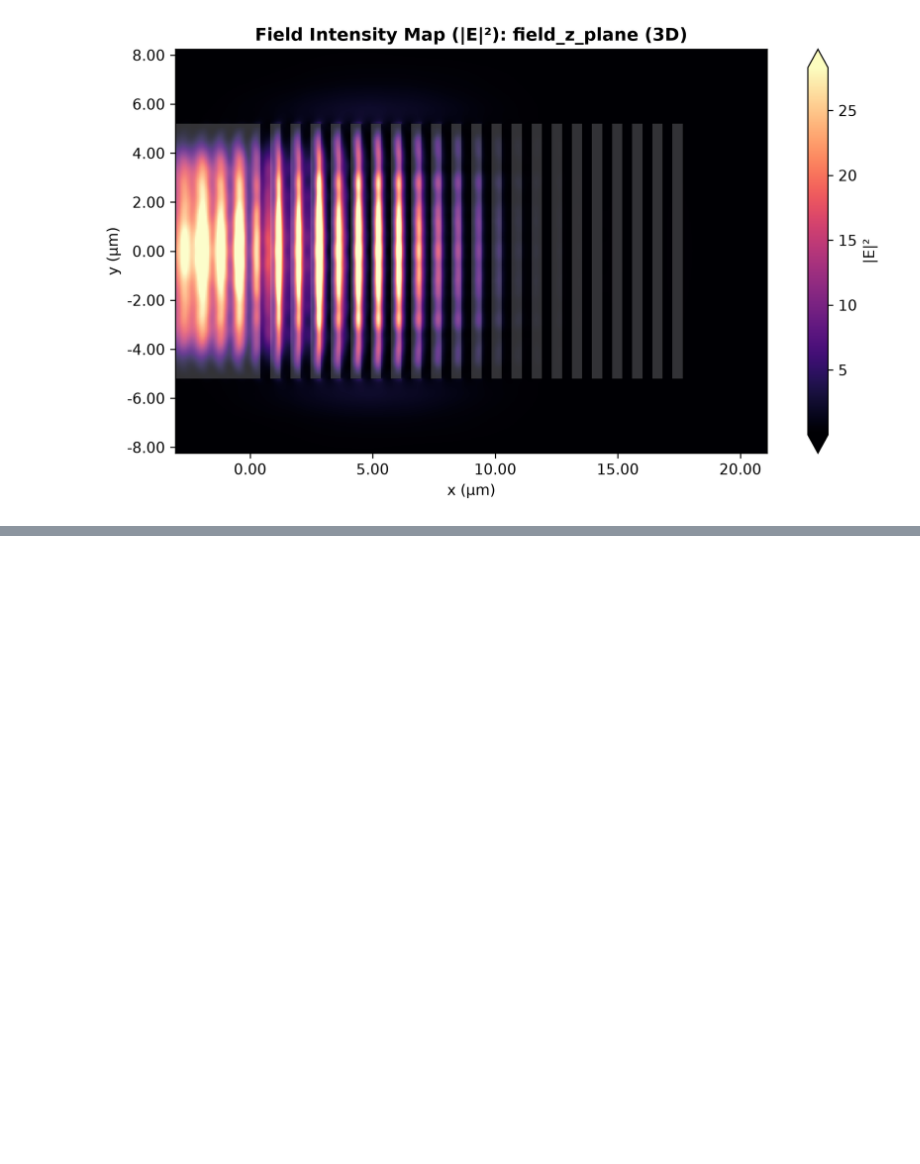
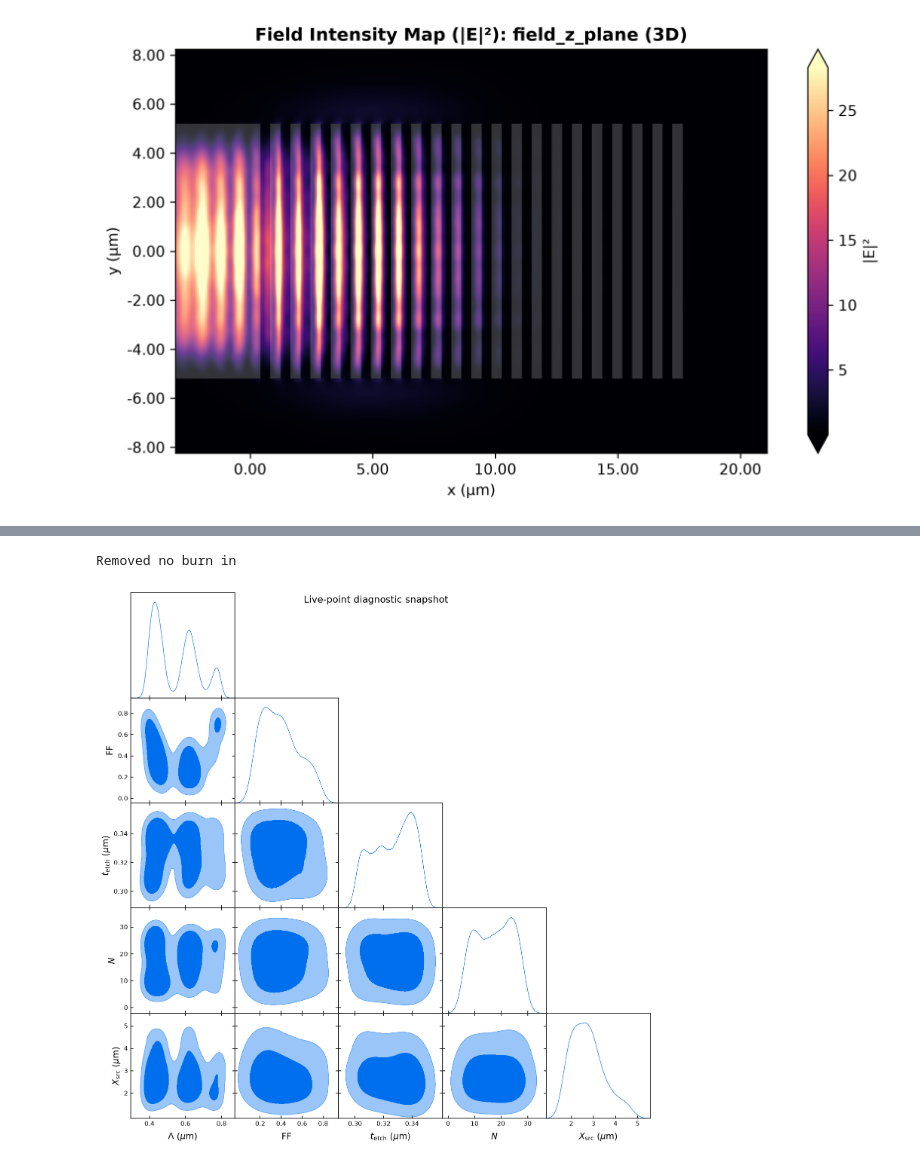
Before and after one commit to loqm/tarang, a Jupyter notebook: grating_coupler_example.ipynb, the cells around one changed output, grey strips where cells are left out. Cells and saved outputs as stored; diff of their text form; code cells hidden in the pictures; blank space fills up the shorter version.

Commit message:
Updated grating coupler example file

```diff
--- a/grating_coupler_example.ipynb
+++ b/grating_coupler_example.ipynb
@@ -154,0 +189,12 @@ example_grating_coupler_3d.get_fields(Path("example_results/grating_coupler/"))
+# %%
+from pathlib import Path
+from utilities import plot_corner
+
+corner_result = plot_corner(
+    directory=Path("example_results/grating_coupler/example_nested_sampling"),
+    source="auto",
+    show=True,
+)
+# %% [output]
+Removed no burn in
+[figure, added]
```
Also changed, not shown: parts of 9 cells of this notebook.
